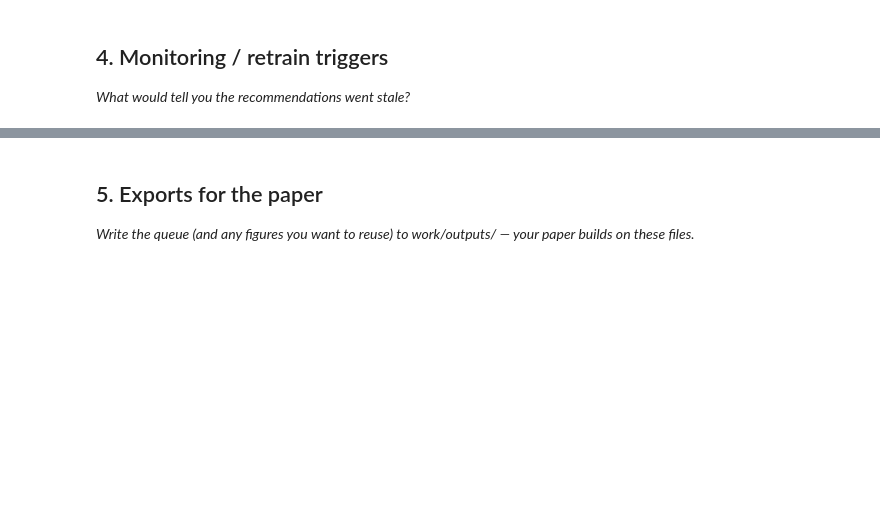
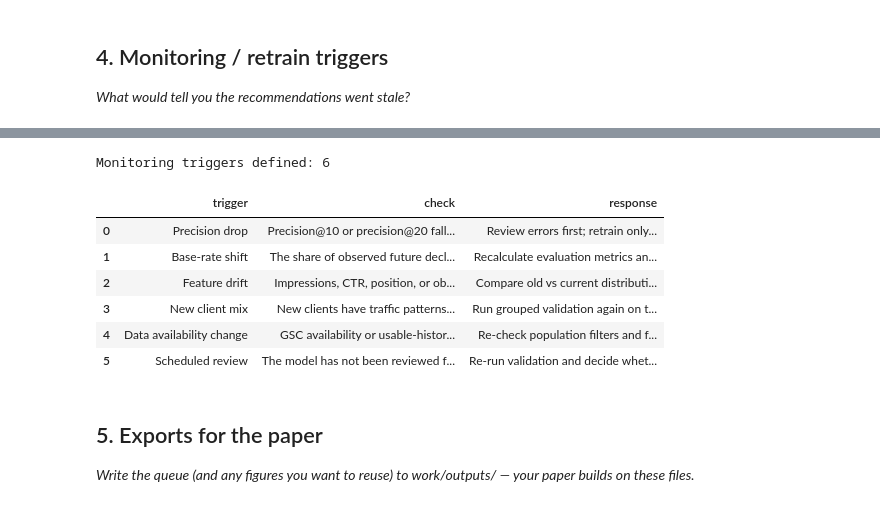
Before and after one commit to ZubairQazzi/flyrank-ml-internship-zubair, a Jupyter notebook: work/notebooks/w07_action_playbook.ipynb, the cells around one changed output, grey strips where cells are left out. Saved outputs shown, nothing was run; the diff lists cells and outputs as text; code cells hidden in the pictures; blank space fills up the shorter version.

```diff
--- a/work/notebooks/w07_action_playbook.ipynb
+++ b/work/notebooks/w07_action_playbook.ipynb
@@ -37,3 +622,50 @@ This skeleton is yours to fill. Work the sections **in order** — each one has
+# %%
+monitoring_triggers = pd.DataFrame(
+    [
+        {
+            "trigger": "Precision drop",
+            "check": "Precision@10 or precision@20 falls materially below the validated result.",
+            "response": "Review errors first; retrain only if the drop is persistent.",
+        },
+        {
+            "trigger": "Base-rate shift",
+            "check": "The share of observed future declines changes meaningfully.",
+            "response": "Recalculate evaluation metrics and review threshold usefulness.",
+        },
+        {
+            "trigger": "Feature drift",
+            "check": "Impressions, CTR, position, or observed-day distributions shift.",
+            "response": "Compare old vs current distributions before retraining.",
+        },
+        {
+            "trigger": "New client mix",
+            "check": "New clients have traffic patterns different from the validation population.",
+            "response": "Run grouped validation again on the updated client set.",
+        },
+        {
+            "trigger": "Data availability change",
+            "check": "GSC availability or usable-history depth changes materially.",
+            "response": "Re-check population filters and feature coverage.",
+        },
+        {
+            "trigger": "Scheduled review",
+            "check": "The model has not been reviewed for one full content cycle.",
+            "response": "Re-run validation and decide whether retraining is justified.",
+        },
+    ]
+)
+
+print("Monitoring triggers defined:", len(monitoring_triggers))
+monitoring_triggers
+# %% [output]
+Monitoring triggers defined: 6
+|  | trigger | check | response |
+| 0 | Precision drop | Precision@10 or precision@20 fall... | Review errors first; retrain only... |
+| 1 | Base-rate shift | The share of observed future decl... | Recalculate evaluation metrics an... |
+| 2 | Feature drift | Impressions, CTR, position, or ob... | Compare old vs current distributi... |
+| 3 | New client mix | New clients have traffic patterns... | Run grouped validation again on t... |
+| 4 | Data availability change | GSC availability or usable-histor... | Re-check population filters and f... |
+| 5 | Scheduled review | The model has not been reviewed f... | Re-run validation and decide whet... |
 # %% [markdown]
 ## 5. Exports for the paper
 
```
Also changed, not shown: parts of 16 cells of this notebook.
